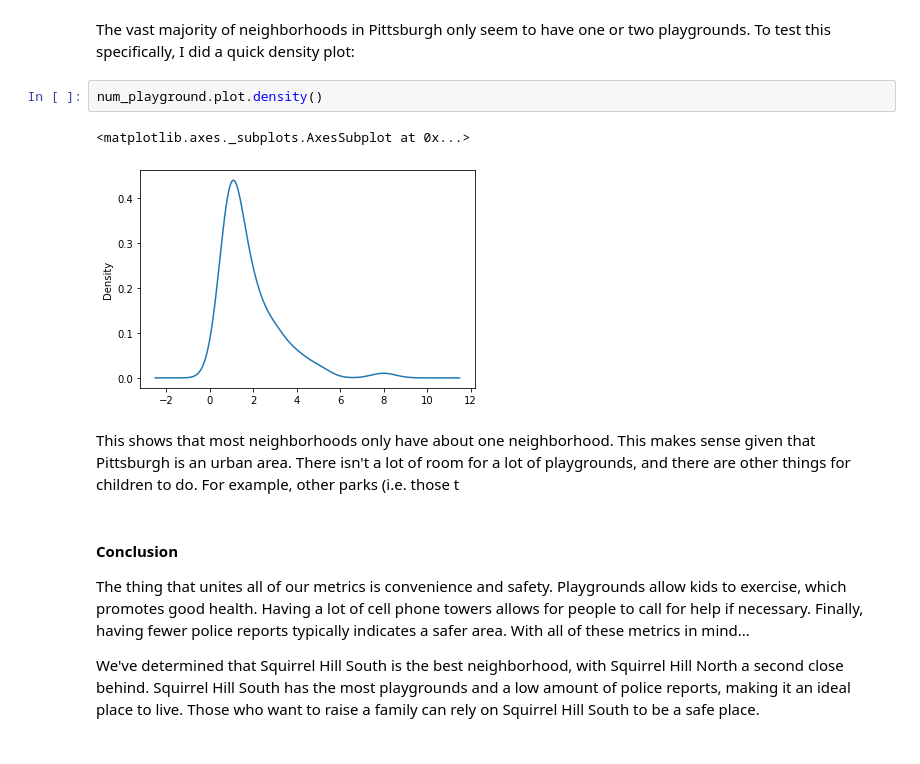
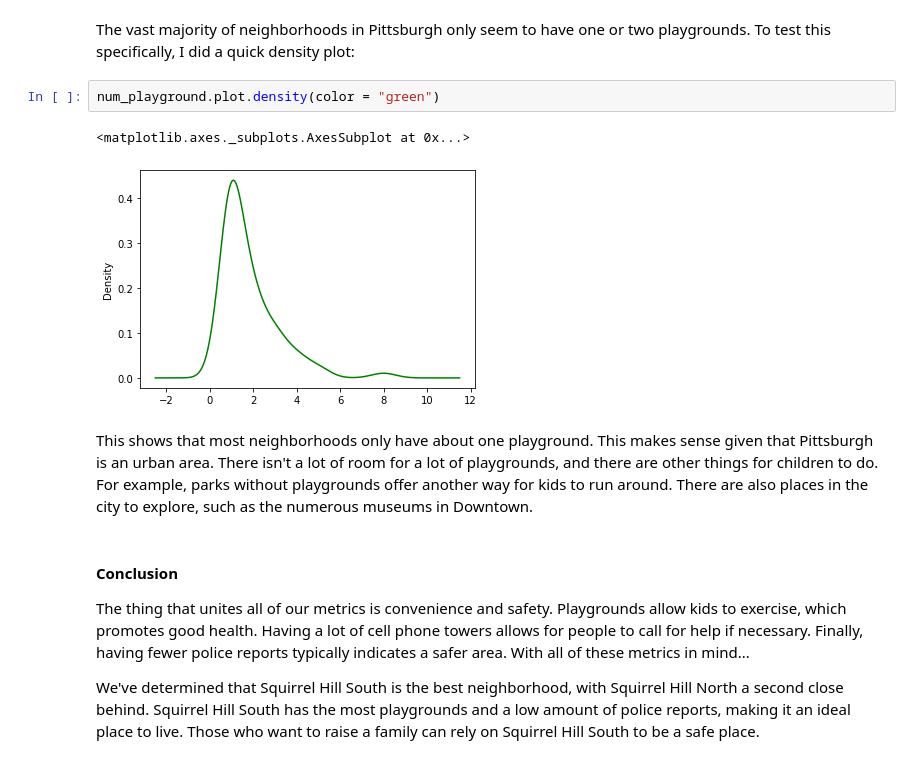
Before and after one commit to carolinescalf/final-project, a Jupyter notebook: Final Notebook.ipynb, the cells around one changed output. Cells and saved outputs as stored; diff of their text form.

Commit message:
Playground

```diff
--- a/Final Notebook.ipynb
+++ b/Final Notebook.ipynb
@@ -229,12 +229,12 @@ Squirrel Hill has the most playgrounds with 8, and Beechview and South Side Slop
 # %% [markdown]
 The vast majority of neighborhoods in Pittsburgh only seem to have one or two playgrounds. To test this specifically, I did a quick density plot:
 # %%
-num_playground.plot.density()
+num_playground.plot.density(color = "green")
 # %% [output]
 <matplotlib.axes._subplots.AxesSubplot at 0x...>
-[figure, old version]
+[figure, new version]
 # %% [markdown]
-This shows that most neighborhoods only have about one neighborhood. This makes sense given that Pittsburgh is an urban area. There isn't a lot of room for a lot of playgrounds, and there are other things for children to do. For example, other parks (i.e. those t
+This shows that most neighborhoods only have about one playground. This makes sense given that Pittsburgh is an urban area. There isn't a lot of room for a lot of playgrounds, and there are other things for children to do. For example, parks without playgrounds offer another way for kids to run around. There are also places in the city to explore, such as the numerous museums in Downtown.
 # %% [markdown]
 #### Conclusion
 The thing that unites all of our metrics is convenience and safety. Playgrounds allow kids to exercise, which promotes good health. Having a lot of cell phone towers allows for people to call for help if necessary. Finally, having fewer police reports typically indicates a safer area. With all of these metrics in mind...
```
Also changed, not shown: 2 other files.
